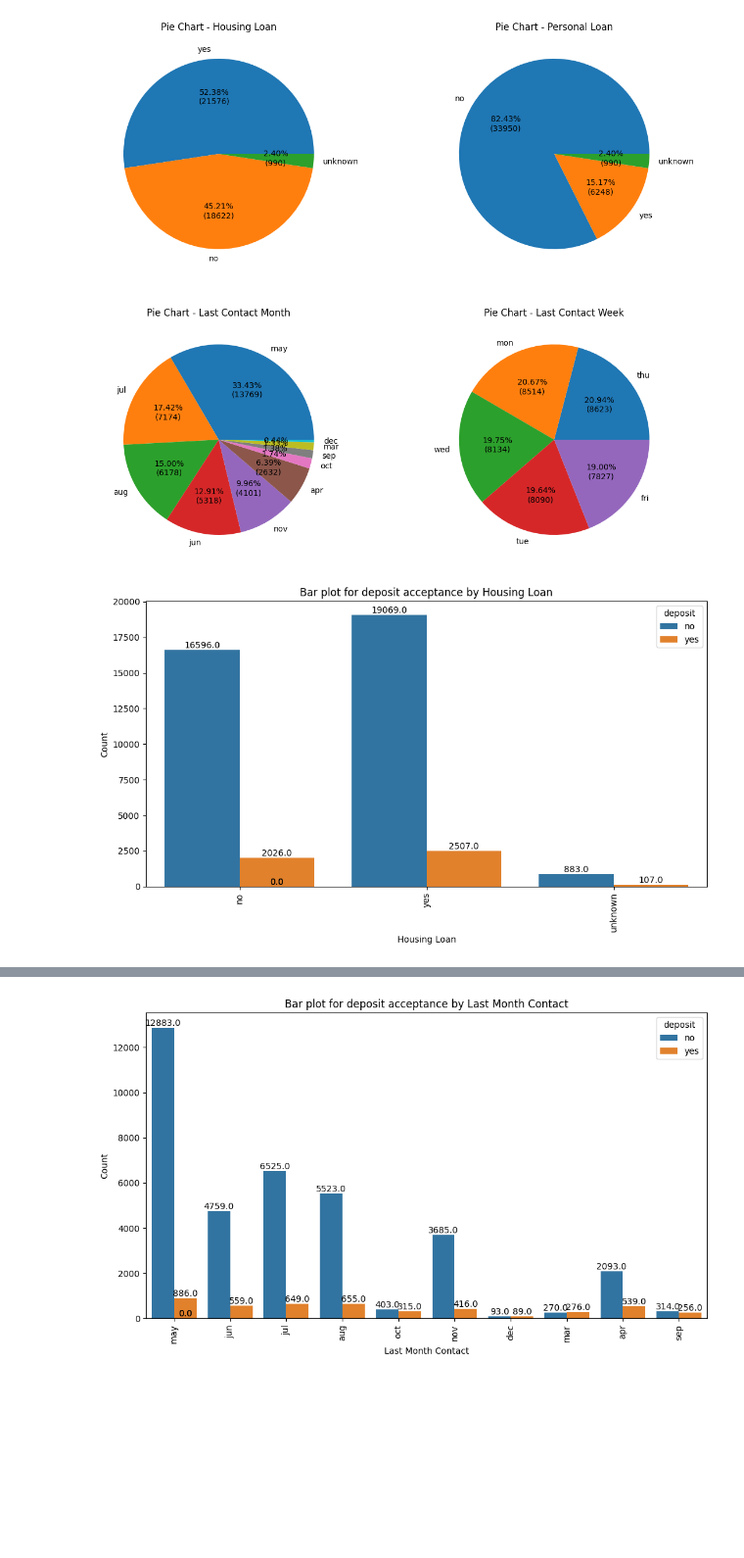
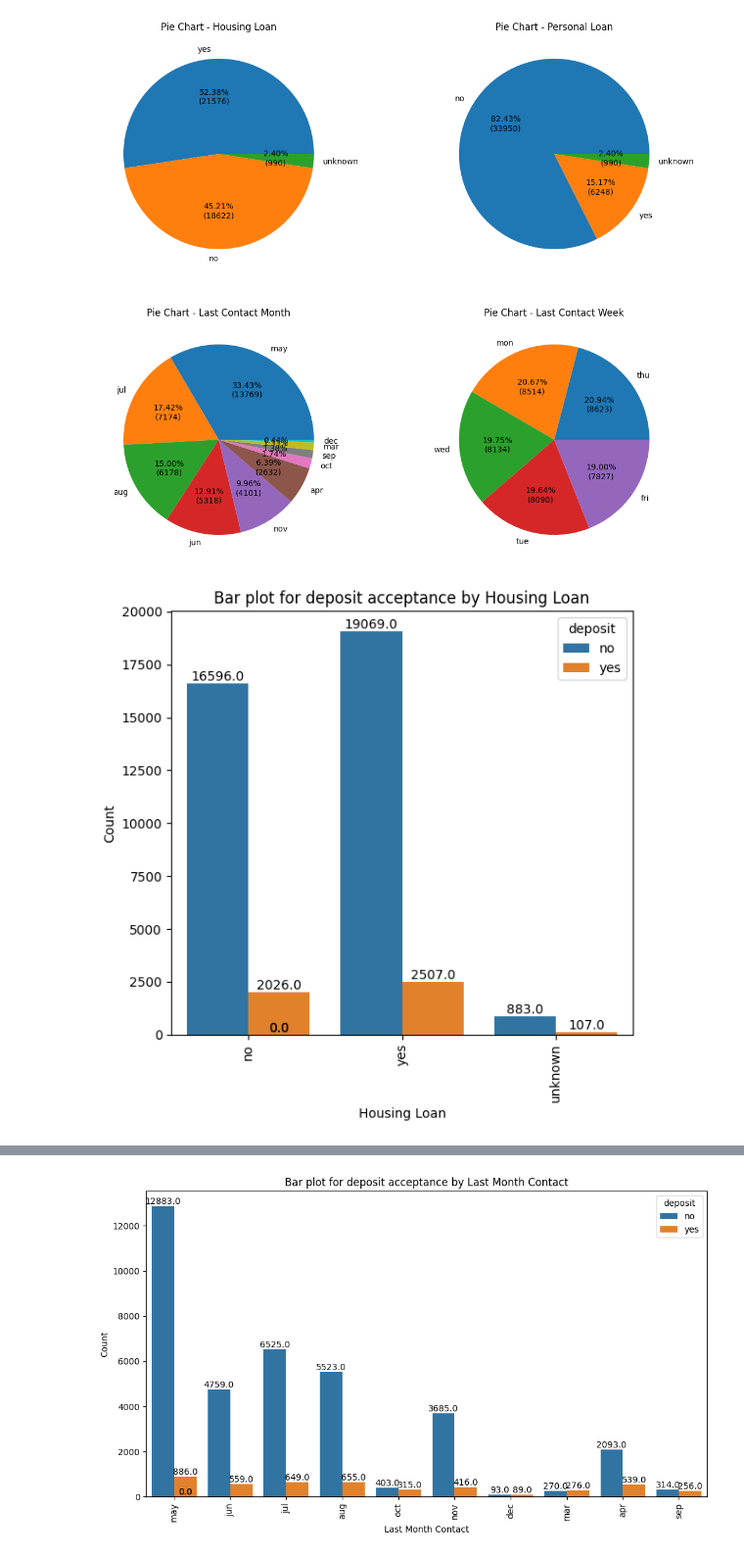
Before and after one commit to atewari-bot/bank-marketing-campaign, a Jupyter notebook: bank_marketing_campaign.ipynb, the cells around one changed output, grey strips where cells are left out. Shown at 98% size. Saved outputs shown, nothing was run; the diff lists cells and outputs as text; code cells hidden in the pictures; blank space fills up the shorter version.

```diff
--- a/bank_marketing_campaign.ipynb
+++ b/bank_marketing_campaign.ipynb
@@ -270,7 +294,7 @@ pie_plot_deposit_acceptance_by_category(df)
 # %% [output]
 [figure]
 # %%
-plot_distribution_by_category('housing', df, 'Housing Loan')
+plot_distribution_by_category('housing', df, 'Housing Loan', w=6, h=6)
 # %% [output]
-[figure, old version]
+[figure, new version]
 # %%
```
Also changed, not shown: parts of 21 cells of this notebook, 6 other files.
